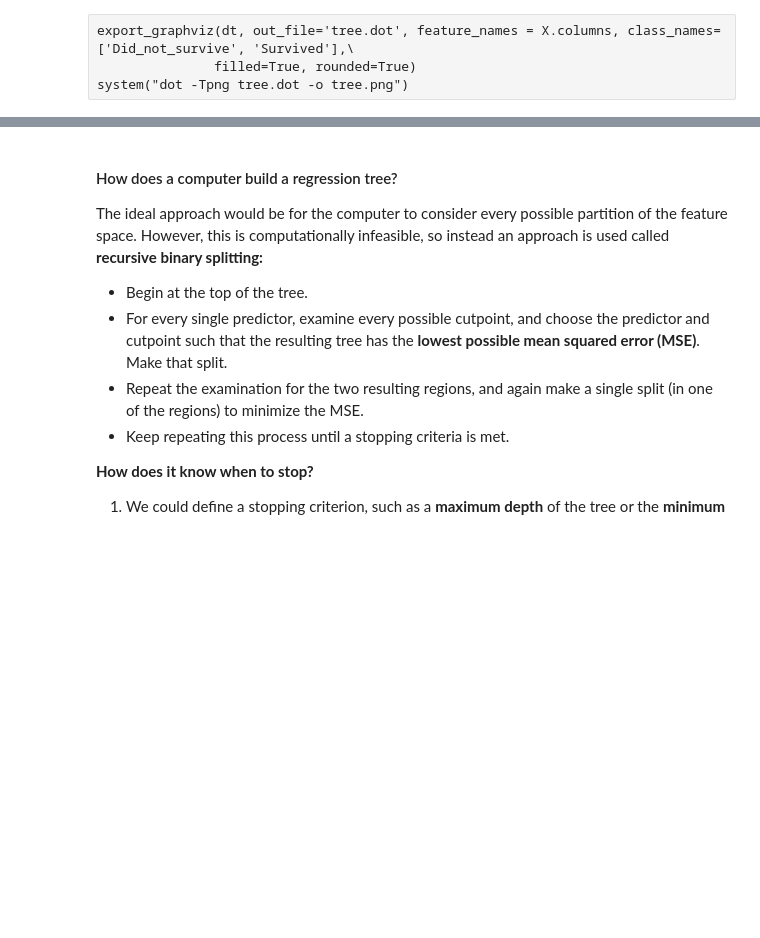
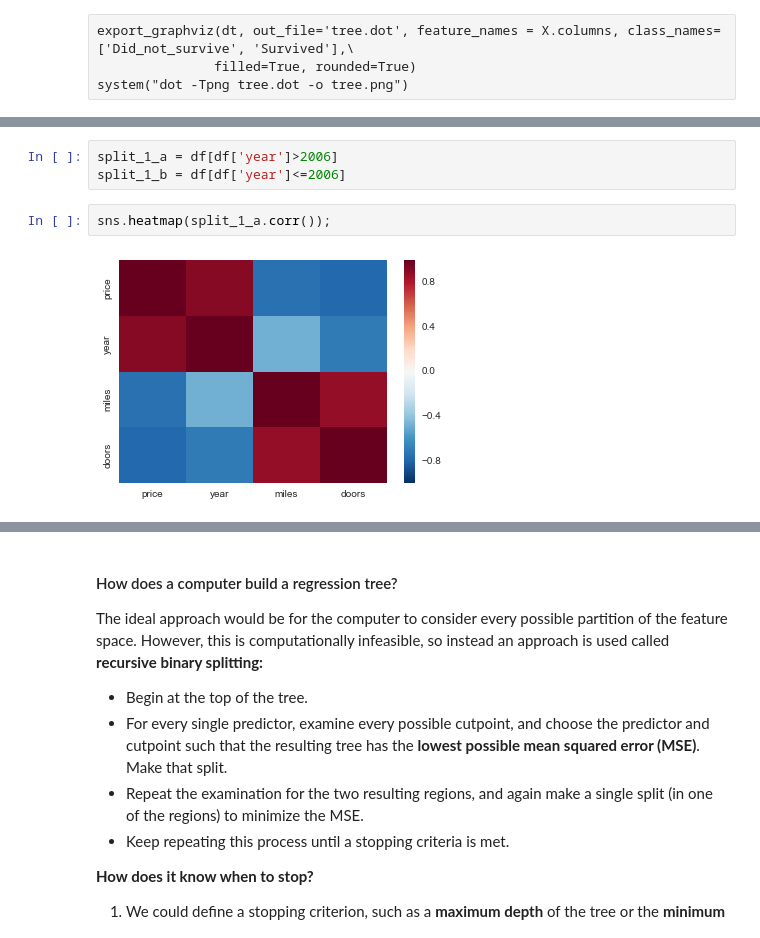
Before and after one commit to spockl/ga-dsi-1, a Jupyter notebook: curriculum/week-06/2.2-lab-CARTs/code/starter-code/starter-code-1_2-joce.ipynb, the cells around one changed output, grey strips where cells are left out. Cells and saved outputs as stored; diff of their text form; blank space fills up the shorter version.

```diff
--- a/curriculum/week-06/2.2-lab-CARTs/code/starter-code/starter-code-1_2-joce.ipynb
+++ b/curriculum/week-06/2.2-lab-CARTs/code/starter-code/starter-code-1_2-joce.ipynb
@@ -29,0 +57,7 @@ system("dot -Tpng tree.dot -o tree.png")
+# %%
+split_1_a = df[df['year']>2006]
+split_1_b = df[df['year']<=2006]
+# %%
+sns.heatmap(split_1_a.corr());
+# %% [output]
+[figure, added]
```
Also changed, not shown: parts of 18 cells of this notebook.
